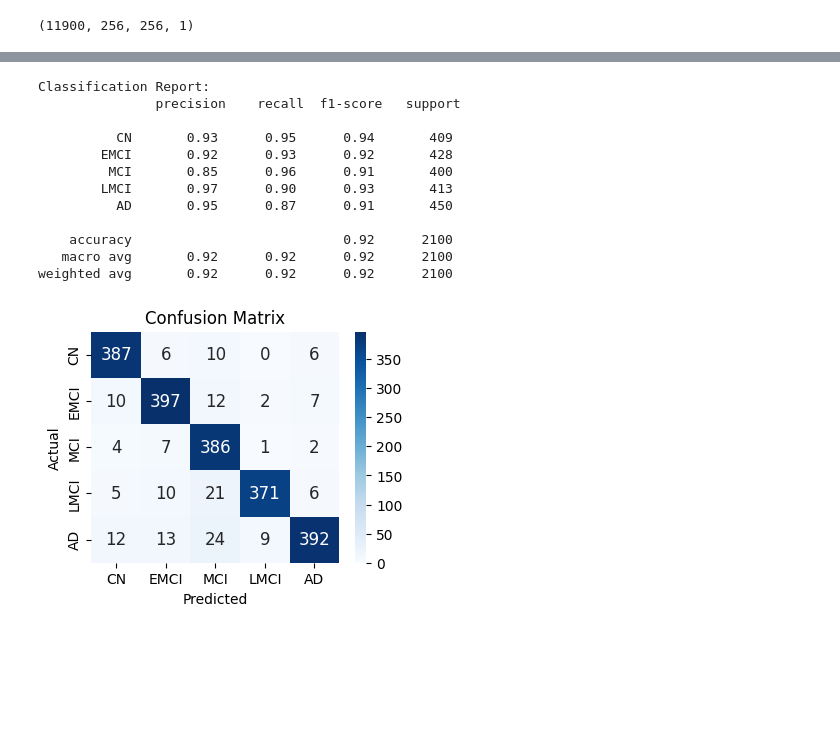
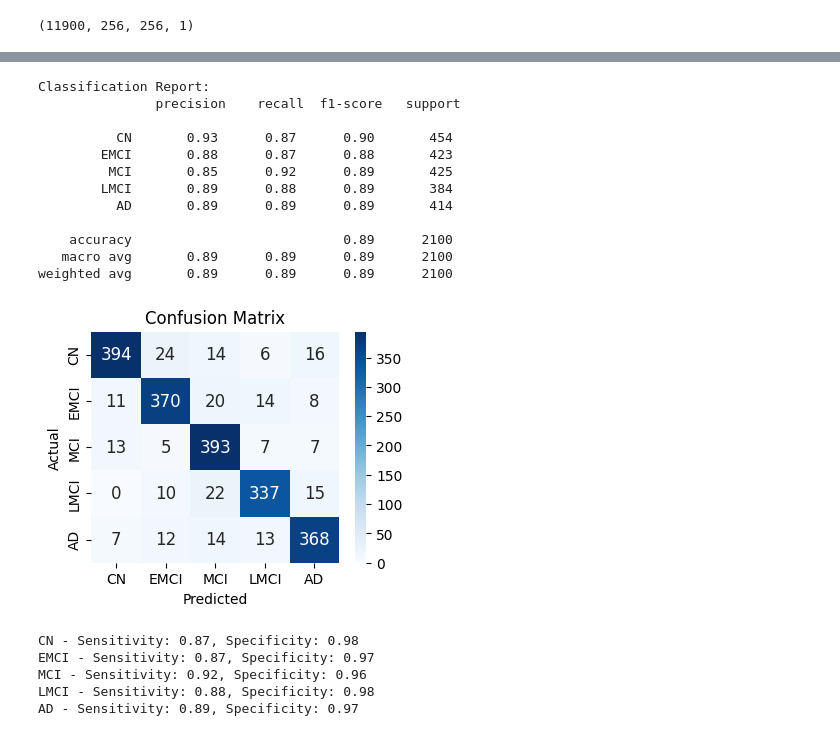
Before and after one commit to MShakiba-Research/CVAE-Vision-Transformer-for-Alzheimer-Detection, a Jupyter notebook: src/Training/3_ViT_CVAE64_reconstruct.ipynb, the cells around one changed output, grey strips where cells are left out. Saved outputs shown, nothing was run; the diff lists cells and outputs as text; code cells hidden in the pictures; blank space fills up the shorter version.

```diff
--- a/src/Training/3_ViT_CVAE64_reconstruct.ipynb
+++ b/src/Training/3_ViT_CVAE64_reconstruct.ipynb
@@ -51,7 +56,7 @@ from google.cloud import storage
 # Initialize the storage client
 client = storage.Client()
 
-# Access your bucket
-bucket_name = 'admri-bucket'
+# Access the bucket
+bucket_name = 'adni-mri-bucket'
 bucket = client.get_bucket(bucket_name)
 # %%
@@ -557,10 +653,0 @@ vit.compile(
-# %%
-# Training the ViT with reconstructed_x_train
-
-history = vit.fit(
-    x=reconstructed_x_train,
-    y=y_train,
-    batch_size=BATCH_SIZE,
-    epochs=EPOCHS,
-    validation_split=0.1,
-)
@@ -617,26 +766,55 @@ y_pred = np.argmax(y_pred_probs, axis=-1)
 # %%
 # Classification report
 print("\nClassification Report: \n", classification_report(y_test, y_pred, target_names=categories))
 
-# # Confusion matrix
-conf_matrix = confusion_matrix(y_test, y_pred)
+# Confusion matrix
+cm = confusion_matrix(y_test, y_pred)
 plt.figure(figsize=(4, 3))
-sns.heatmap(conf_matrix, annot=True, fmt='d', cmap='Blues', annot_kws={"size": 12}, xticklabels=categories, yticklabels=categories)
+sns.heatmap(cm, annot=True, fmt='d', cmap='Blues', annot_kws={"size": 12}, xticklabels=categories, yticklabels=categories)
 plt.title('Confusion Matrix')
 plt.xlabel('Predicted')
 plt.ylabel('Actual')
 plt.show()
 # %% [output]
 Classification Report:
                precision    recall  f1-score   support
 
-          CN       0.93      0.95      0.94       409
-        EMCI       0.92      0.93      0.92       428
-         MCI       0.85      0.96      0.91       400
-        LMCI       0.97      0.90      0.93       413
-          AD       0.95      0.87      0.91       450
+          CN       0.93      0.87      0.90       454
+        EMCI       0.88      0.87      0.88       423
+         MCI       0.85      0.92      0.89       425
+        LMCI       0.89      0.88      0.89       384
+          AD       0.89      0.89      0.89       414
 
-    accuracy                           0.92      2100
-   macro avg       0.92      0.92      0.92      2100
-weighted avg       0.92      0.92      0.92      2100
+    accuracy                           0.89      2100
+   macro avg       0.89      0.89      0.89      2100
+weighted avg       0.89      0.89      0.89      2100
-[figure, old version]
+[figure, new version]
+# %%
+# Compute Sensitivity and Specificity from confusion matrix
+
+# Initialize lists to store results
+sensitivity = []
+specificity = []
+
+# Calculate metrics for each class
+for i in range(len(categories)):
+    TP = cm[i, i]
+    FN = np.sum(cm[i, :]) - TP
+    FP = np.sum(cm[:, i]) - TP
+    TN = np.sum(cm) - (TP + FN + FP)
+
+    sens = TP / (TP + FN) if (TP + FN) > 0 else 0
+    spec = TN / (TN + FP) if (TN + FP) > 0 else 0
+
+    sensitivity.append(sens)
+    specificity.append(spec)
+
+# Display results
+for idx, category in enumerate(categories):
+    print(f"{category} - Sensitivity: {sensitivity[idx]:.2f}, Specificity: {specificity[idx]:.2f}")
+# %% [output]
+CN - Sensitivity: 0.87, Specificity: 0.98
+EMCI - Sensitivity: 0.87, Specificity: 0.97
+MCI - Sensitivity: 0.92, Specificity: 0.96
+LMCI - Sensitivity: 0.88, Specificity: 0.98
+AD - Sensitivity: 0.89, Specificity: 0.97
```
Also changed, not shown: parts of 30 cells of this notebook.
